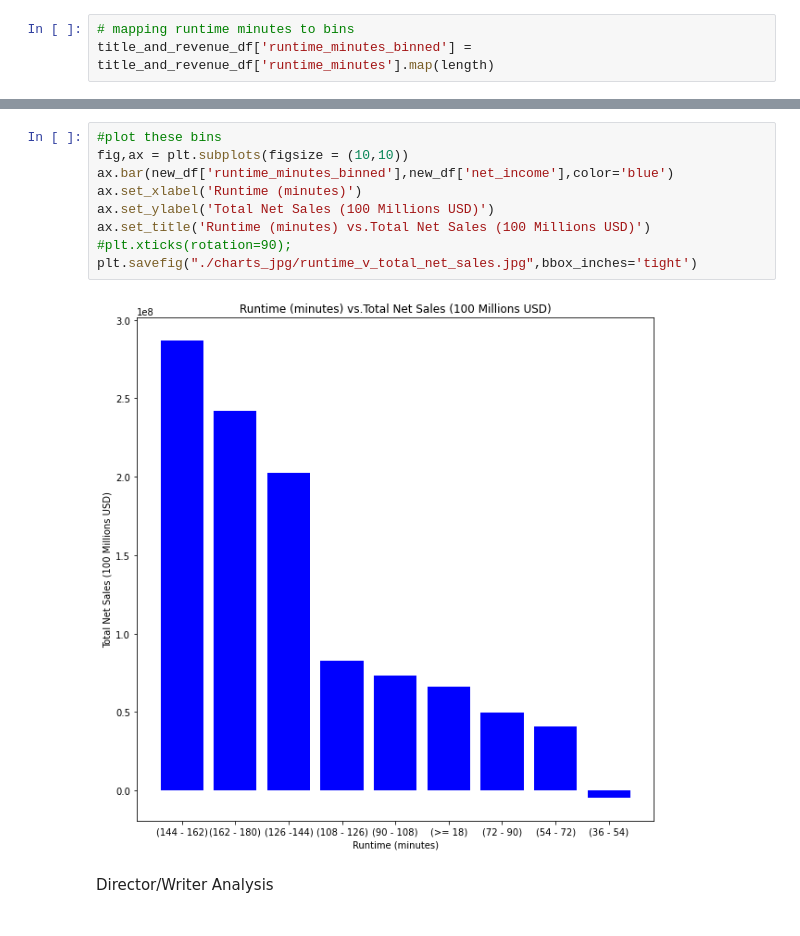
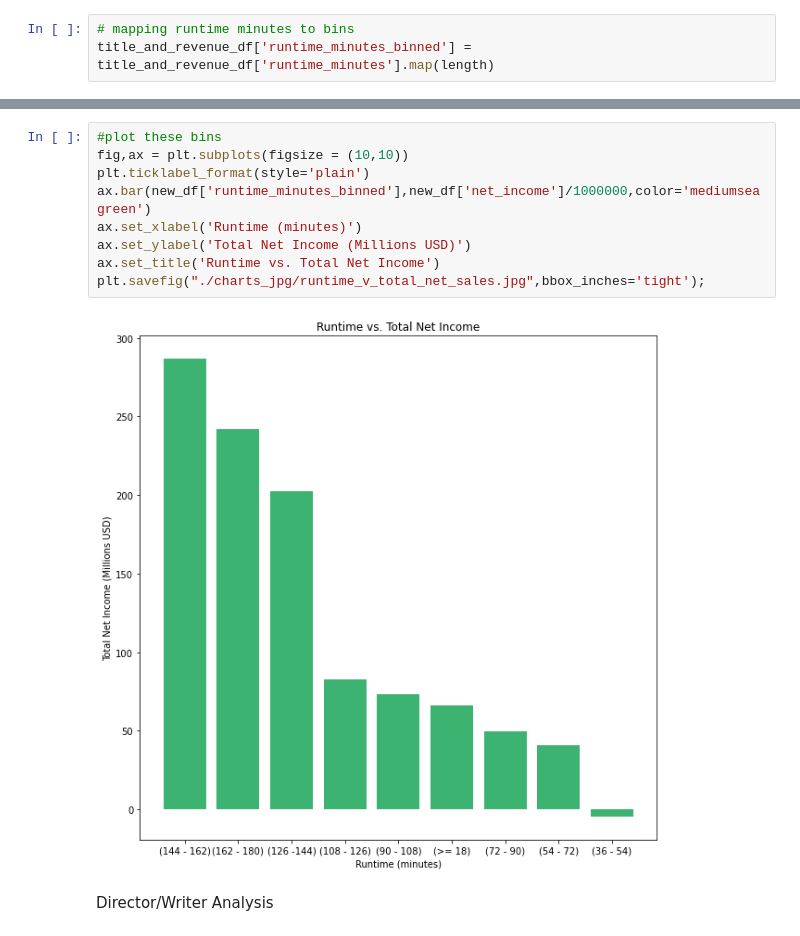
Before and after one commit to anita-camlic/Movie_Studio_Analysis, a Jupyter notebook: Movie Studio Analysis.ipynb, the cells around one changed output, grey strips where cells are left out. Cells and saved outputs as stored; diff of their text form.

Commit message:
Changed the notebook charts to not show scientific notation

```diff
--- a/Movie Studio Analysis.ipynb
+++ b/Movie Studio Analysis.ipynb
@@ -574,14 +587,14 @@ new_df
 # %%
 #plot these bins
 fig,ax = plt.subplots(figsize = (10,10))
-ax.bar(new_df['runtime_minutes_binned'],new_df['net_income'],color='blue')
+plt.ticklabel_format(style='plain')
+ax.bar(new_df['runtime_minutes_binned'],new_df['net_income']/1000000,color='mediumseagreen')
 ax.set_xlabel('Runtime (minutes)')
-ax.set_ylabel('Total Net Sales (100 Millions USD)')
-ax.set_title('Runtime (minutes) vs.Total Net Sales (100 Millions USD)')
-#plt.xticks(rotation=90);
-plt.savefig("./charts_jpg/runtime_v_total_net_sales.jpg",bbox_inches='tight')
+ax.set_ylabel('Total Net Income (Millions USD)')
+ax.set_title('Runtime vs. Total Net Income')
+plt.savefig("./charts_jpg/runtime_v_total_net_sales.jpg",bbox_inches='tight');
 # %% [output]
-[figure, old version]
+[figure, new version]
 # %% [markdown]
 Director/Writer Analysis
 # %%
```
Also changed, not shown: parts of 41 cells of this notebook, 7 other files.
